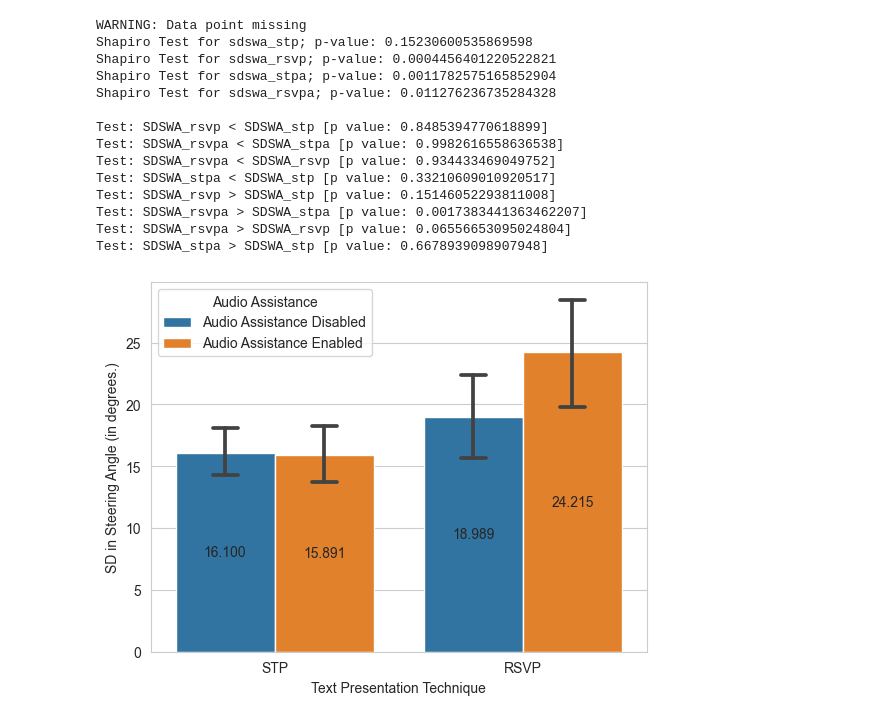
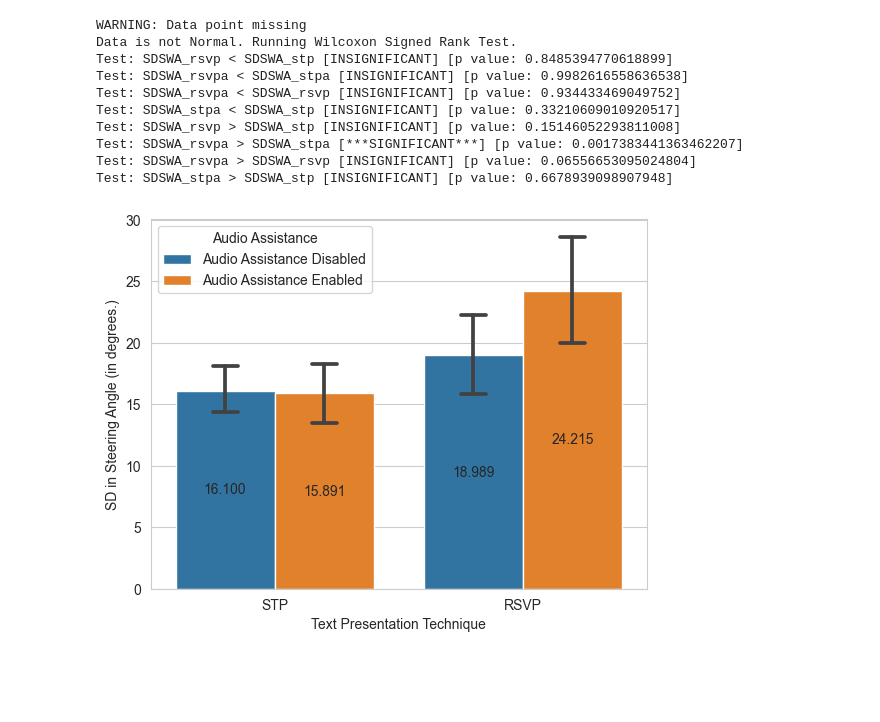
Before and after one commit to shh1v/NDRRI-Data-Analysis, a Jupyter notebook: analysis.ipynb, the cells around one changed output. Saved outputs shown, nothing was run; the diff lists cells and outputs as text; code cells hidden in the pictures; blank space fills up the shorter version.

```diff
--- a/analysis.ipynb
+++ b/analysis.ipynb
@@ -28,11 +28,16 @@ with open('Data/SteeringWheelVelocity.csv') as f:
 
 # Extracting the driving performance metric data
 rt_df = pd.read_csv("Data/ReactionTimes.csv")
-lpd_df = pd.read_csv("Data/LanePositionDifference.csv", names=(first_columns + ["DP" + str(i) for i in range(0, lpd_num_cols - 4)]), skiprows = 1)
-bi_df = pd.read_csv("Data/BrakingInput.csv", names=(first_columns + ["DP" + str(i) for i in range(0, bi_num_cols - 4)]), skiprows = 1)
-swa_df = pd.read_csv("Data/SteeringWheelAngles.csv", names=(first_columns + ["DP" + str(i) for i in range(0, swa_num_cols - 4)]), skiprows = 1)
-swv_df = pd.read_csv("Data/SteeringWheelVelocity.csv", names=(first_columns + ["DP" + str(i) for i in range(0, swv_num_cols - 4)]), skiprows = 1)
+lpd_df = pd.read_csv("Data/LanePositionDifference.csv",
+                     names=(first_columns + ["DP" + str(i) for i in range(0, lpd_num_cols - 4)]), skiprows=1)
+bi_df = pd.read_csv("Data/BrakingInput.csv", names=(first_columns + ["DP" + str(i) for i in range(0, bi_num_cols - 4)]),
+                    skiprows=1)
+swa_df = pd.read_csv("Data/SteeringWheelAngles.csv",
+                     names=(first_columns + ["DP" + str(i) for i in range(0, swa_num_cols - 4)]), skiprows=1)
+swv_df = pd.read_csv("Data/SteeringWheelVelocity.csv",
+                     names=(first_columns + ["DP" + str(i) for i in range(0, swv_num_cols - 4)]), skiprows=1)
 scenario_df = pd.read_csv("Data/Scenario.csv")
+collisions_df = pd.read_csv("Data/CollisionData.csv")
 
 # Extracting reading comprehension data. NOTE: Extract numeric data from UBC Qualtrics
 comp_test_df = pd.read_csv("Data/ComprehensionTest.csv")
@@ -47,6 +52,7 @@ rt_columns = first_columns + ["DP" + str(i) for i in range(0, rt_df.shape[1] - 4
 rt_df.columns = rt_columns
 scenario_columns = first_columns + ["DP" + str(i) for i in range(0, scenario_df.shape[1] - 4)]
 scenario_df.columns = scenario_columns
+collisions_df.columns = first_columns + ["Event"]
 # %%
 # Utility Methods here
 def is_outlier(data_point, q1, q3):
@@ -463,72 +553,47 @@ Test: MSAV_stpa > MSAV_stp [p value: 0.4925179322729007]
 # %%
 # Analyzing the Standard Deviation of Steering Wheel Angle
 SWRRs = []
 swa_df_copy = swa_df.copy()
 for i in range(0, swa_df_copy.shape[0]):
     dp_array = [dp for dp in swa_df_copy.iloc[i].values.tolist()[4:] if not pd.isna(dp)]
     SWRRs.append(np.std(dp_array))
 swa_df_copy["SD"] = SWRRs
 
 # Restructuring the data frame.
 sdswa_refined = generate_refined(swa_df_copy, "SD", "SDSWA")
 
 # Combine columns TPT and Audio Assistance
 sdswa_combined = pd.DataFrame()
 sdswa_combined["TPTAA"] = sdswa_refined["TPT"].values + sdswa_refined["Audio Assistance"].values
 sdswa_combined["SD in Steering Angle (in degrees.)"] = sdswa_refined["SDSWA"].values
 
 # Removing the outliers from the data frame
 remove_outliers(sdswa_combined, "SD in Steering Angle (in degrees.)")
 
 # Under sampling the data set
 sdswa_combined = under_sampling(sdswa_combined, "SD in Steering Angle (in degrees.)")
 
 # Create separate arrays for 2 x 2 cases
-sdswa_stp, sdswa_stpa, sdswa_rsvp, sdswa_rsvpa = create_seperate_arrays(sdswa_combined, "SD in Steering Angle (in degrees.)")
+sdswa_stp, sdswa_stpa, sdswa_rsvp, sdswa_rsvpa = create_seperate_arrays(sdswa_combined,
+                                                                        "SD in Steering Angle (in degrees.)")
 
-# Perform P-tests foer texting the hypothesis
-print("Shapiro Test for sdswa_stp; p-value:", stats.shapiro(sdswa_stp)[1])
-print("Shapiro Test for sdswa_rsvp; p-value:", stats.shapiro(sdswa_rsvp)[1])
-print("Shapiro Test for sdswa_stpa; p-value:", stats.shapiro(sdswa_stpa)[1])
-print("Shapiro Test for sdswa_rsvpa; p-value:", stats.shapiro(sdswa_rsvpa)[1], "\n")
-
-# Perform Mann Whitney U test
-stat1, p1 = wilcoxon(sdswa_rsvp, sdswa_stp, alternative='less')
-print("Test: SDSWA_rsvp < SDSWA_stp [p value: {}]".format(p1))
-stat2, p2 = wilcoxon(sdswa_rsvpa, sdswa_stpa, alternative='less')
-print("Test: SDSWA_rsvpa < SDSWA_stpa [p value: {}]".format(p2))
-stat3, p3 = wilcoxon(sdswa_rsvpa, sdswa_rsvp, alternative='less')
-print("Test: SDSWA_rsvpa < SDSWA_rsvp [p value: {}]".format(p3))
-stat4, p4 = wilcoxon(sdswa_stpa, sdswa_stp, alternative='less')
-print("Test: SDSWA_stpa < SDSWA_stp [p value: {}]".format(p4))
-
-stat5, p5 = wilcoxon(sdswa_rsvp, sdswa_stp, alternative='greater')
-print("Test: SDSWA_rsvp > SDSWA_stp [p value: {}]".format(p5))
-stat6, p6 = wilcoxon(sdswa_rsvpa, sdswa_stpa, alternative='greater')
-print("Test: SDSWA_rsvpa > SDSWA_stpa [p value: {}]".format(p6))
-stat7, p7 = wilcoxon(sdswa_rsvpa, sdswa_rsvp, alternative='greater')
-print("Test: SDSWA_rsvpa > SDSWA_rsvp [p value: {}]".format(p7))
-stat8, p8 = wilcoxon(sdswa_stpa, sdswa_stp, alternative='greater')
-print("Test: SDSWA_stpa > SDSWA_stp [p value: {}]".format(p8))
+# Do hypothesis Testing.
+test_hypothesis(arr_stp=sdswa_stp, arr_stpa=sdswa_stpa, arr_rsvp=sdswa_rsvp, arr_rsvpa=sdswa_rsvpa, metric_name="SDSWA")
 
 # plot graph
 plot_driving_metric(sdswa_combined, "SD in Steering Angle (in degrees.)", False)
 # %% [output]
 WARNING: Data point missing
-Shapiro Test for sdswa_stp; p-value: 0.15230600535869598
-Shapiro Test for sdswa_rsvp; p-value: 0.0004456401220522821
-Shapiro Test for sdswa_stpa; p-value: 0.0011782575165852904
-Shapiro Test for sdswa_rsvpa; p-value: 0.011276236735284328
-
-Test: SDSWA_rsvp < SDSWA_stp [p value: 0.8485394770618899]
-Test: SDSWA_rsvpa < SDSWA_stpa [p value: 0.9982616558636538]
-Test: SDSWA_rsvpa < SDSWA_rsvp [p value: 0.934433469049752]
-Test: SDSWA_stpa < SDSWA_stp [p value: 0.33210609010920517]
-Test: SDSWA_rsvp > SDSWA_stp [p value: 0.15146052293811008]
-Test: SDSWA_rsvpa > SDSWA_stpa [p value: 0.0017383441363462207]
-Test: SDSWA_rsvpa > SDSWA_rsvp [p value: 0.06556653095024804]
-Test: SDSWA_stpa > SDSWA_stp [p value: 0.6678939098907948]
+Data is not Normal. Running Wilcoxon Signed Rank Test.
+Test: SDSWA_rsvp < SDSWA_stp [INSIGNIFICANT] [p value: 0.8485394770618899]
+Test: SDSWA_rsvpa < SDSWA_stpa [INSIGNIFICANT] [p value: 0.9982616558636538]
+Test: SDSWA_rsvpa < SDSWA_rsvp [INSIGNIFICANT] [p value: 0.934433469049752]
+Test: SDSWA_stpa < SDSWA_stp [INSIGNIFICANT] [p value: 0.33210609010920517]
+Test: SDSWA_rsvp > SDSWA_stp [INSIGNIFICANT] [p value: 0.15146052293811008]
+Test: SDSWA_rsvpa > SDSWA_stpa [***SIGNIFICANT***] [p value: 0.0017383441363462207]
+Test: SDSWA_rsvpa > SDSWA_rsvp [INSIGNIFICANT] [p value: 0.06556653095024804]
+Test: SDSWA_stpa > SDSWA_stp [INSIGNIFICANT] [p value: 0.6678939098907948]
-[figure, old version]
+[figure, new version]
 # %%
 # Analyzing Maximum Steering Wheel Rotation
 SWRRs = []
```
Also changed, not shown: parts of 16 cells of this notebook.
